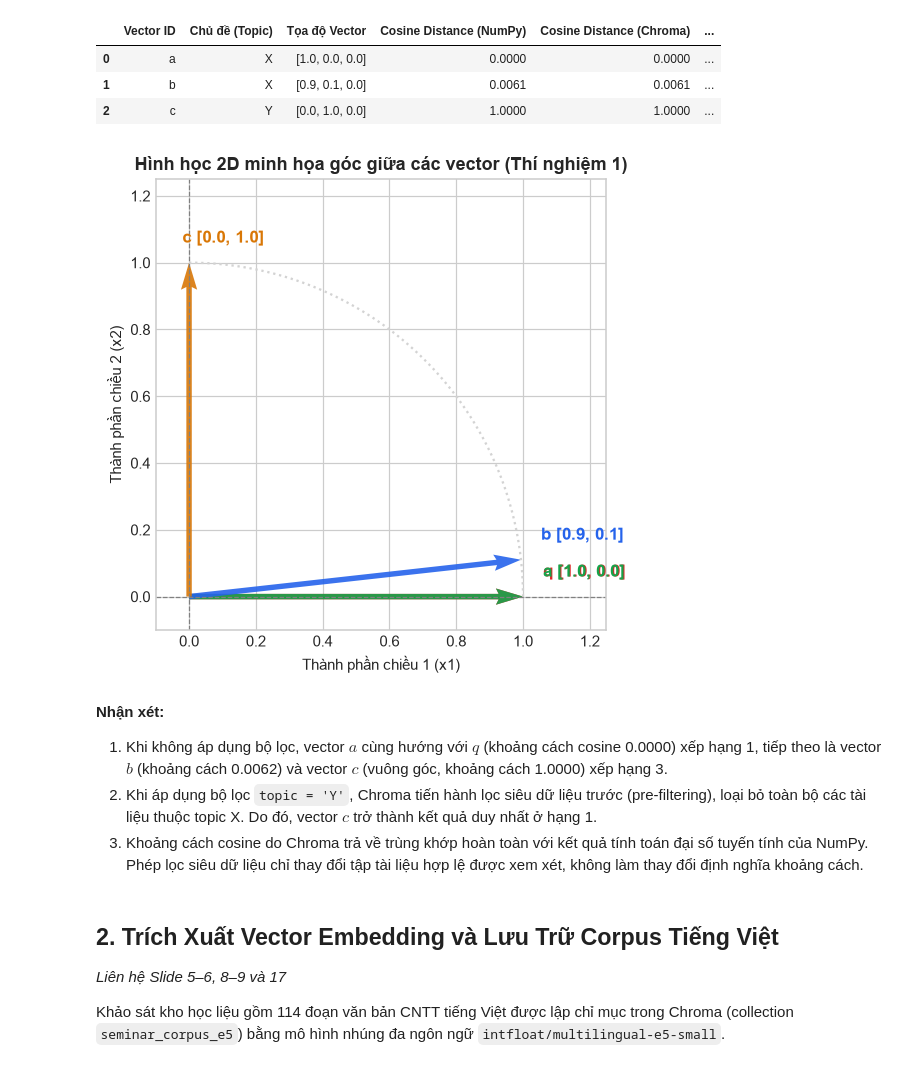
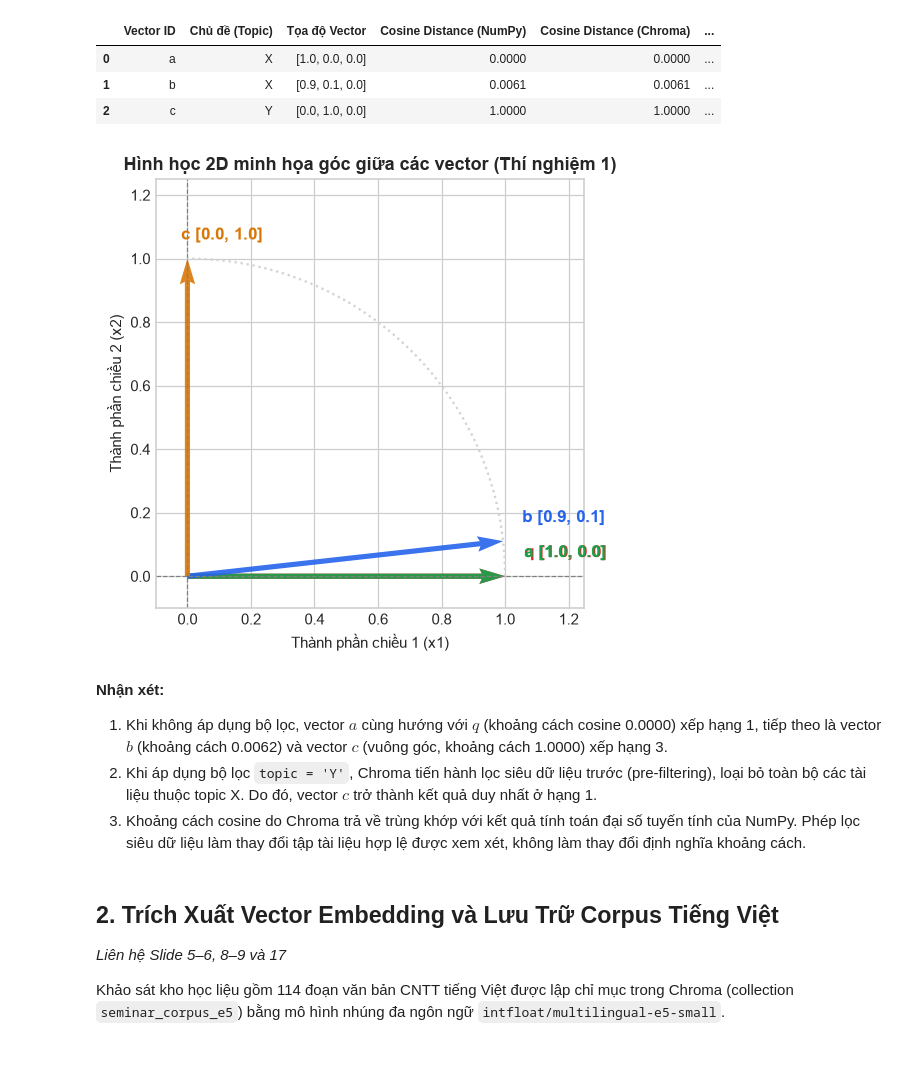
Before and after one commit to Irthn1311/PatternRecognition_Seminar, a Jupyter notebook: notebooks/Chroma_Seminar_Experiments.ipynb, the cells around one changed output. Saved outputs shown, nothing was run; the diff lists cells and outputs as text; code cells hidden in the pictures.

```diff
--- a/notebooks/Chroma_Seminar_Experiments.ipynb
+++ b/notebooks/Chroma_Seminar_Experiments.ipynb
@@ -101,44 +103,41 @@ df_exp1
 | 2 | c | Y | [0.0, 1.0, 0.0] | 1.0000 | 1.0000 | ... |
 # %%
 # Trực quan hóa hình học 2D các vector q, a, b, c trên mặt phẳng (x1, x2)
-fig, ax = plt.subplots(figsize=(6.5, 5))
+fig, ax = plt.subplots(figsize=(6.5, 4.8))
 ax.axhline(0, color='gray', linestyle='--', linewidth=0.8)
 ax.axvline(0, color='gray', linestyle='--', linewidth=0.8)
 
-# Vẽ cung tròn đơn vị để định hướng góc
 theta = np.linspace(0, np.pi / 2, 100)
 ax.plot(np.cos(theta), np.sin(theta), color='lightgray', linestyle=':', label='Đường tròn đơn vị')
 
-# Vẽ các vector mũi tên
 colors = {'q': '#DC2626', 'a': '#16A34A', 'b': '#2563EB', 'c': '#D97706'}
 vec_coords = {'q': [1.0, 0.0], 'a': [1.0, 0.0], 'b': [0.9, 0.1], 'c': [0.0, 1.0]}
 
 for label, coord in vec_coords.items():
     dx, dy = coord[0], coord[1]
-    # Vẽ vector b với độ dài chuẩn hóa để trực quan góc
     norm = np.hypot(dx, dy)
     dx_norm, dy_norm = dx / norm, dy / norm
     ax.quiver(0, 0, dx_norm, dy_norm, angles='xy', scale_units='xy', scale=1,
               color=colors[label], width=0.012, alpha=0.9)
     offset = 0.06
     ax.text(dx_norm + (offset if dx_norm > 0.5 else -0.02), dy_norm + offset,
             f'{label} {coord}', fontsize=11, fontweight='bold', color=colors[label])
 
 ax.set_xlim(-0.1, 1.25)
 ax.set_ylim(-0.1, 1.25)
 ax.set_aspect('equal')
 ax.set_xlabel('Thành phần chiều 1 (x1)')
 ax.set_ylabel('Thành phần chiều 2 (x2)')
 ax.set_title('Hình học 2D minh họa góc giữa các vector (Thí nghiệm 1)', fontsize=12, fontweight='bold')
 plt.tight_layout()
 plt.show()
 # %% [output]
-[figure, old version]
+[figure, new version]
 # %% [markdown]
 **Nhận xét:**
 1. Khi không áp dụng bộ lọc, vector $a$ cùng hướng với $q$ (khoảng cách cosine 0.0000) xếp hạng 1, tiếp theo là vector $b$ (khoảng cách 0.0062) và vector $c$ (vuông góc, khoảng cách 1.0000) xếp hạng 3.
 2. Khi áp dụng bộ lọc `topic = 'Y'`, Chroma tiến hành lọc siêu dữ liệu trước (pre-filtering), loại bỏ toàn bộ các tài liệu thuộc topic X. Do đó, vector $c$ trở thành kết quả duy nhất ở hạng 1.
-3. Khoảng cách cosine do Chroma trả về trùng khớp hoàn toàn với kết quả tính toán đại số tuyến tính của NumPy. Phép lọc siêu dữ liệu chỉ thay đổi tập tài liệu hợp lệ được xem xét, không làm thay đổi định nghĩa khoảng cách.
+3. Khoảng cách cosine do Chroma trả về trùng khớp với kết quả tính toán đại số tuyến tính của NumPy. Phép lọc siêu dữ liệu làm thay đổi tập tài liệu hợp lệ được xem xét, không làm thay đổi định nghĩa khoảng cách.
 # %% [markdown]
 ## 2. Trích Xuất Vector Embedding và Lưu Trữ Corpus Tiếng Việt
 *Liên hệ Slide 5–6, 8–9 và 17*
```
Also changed, not shown: parts of 14 cells of this notebook, 1 other file.
